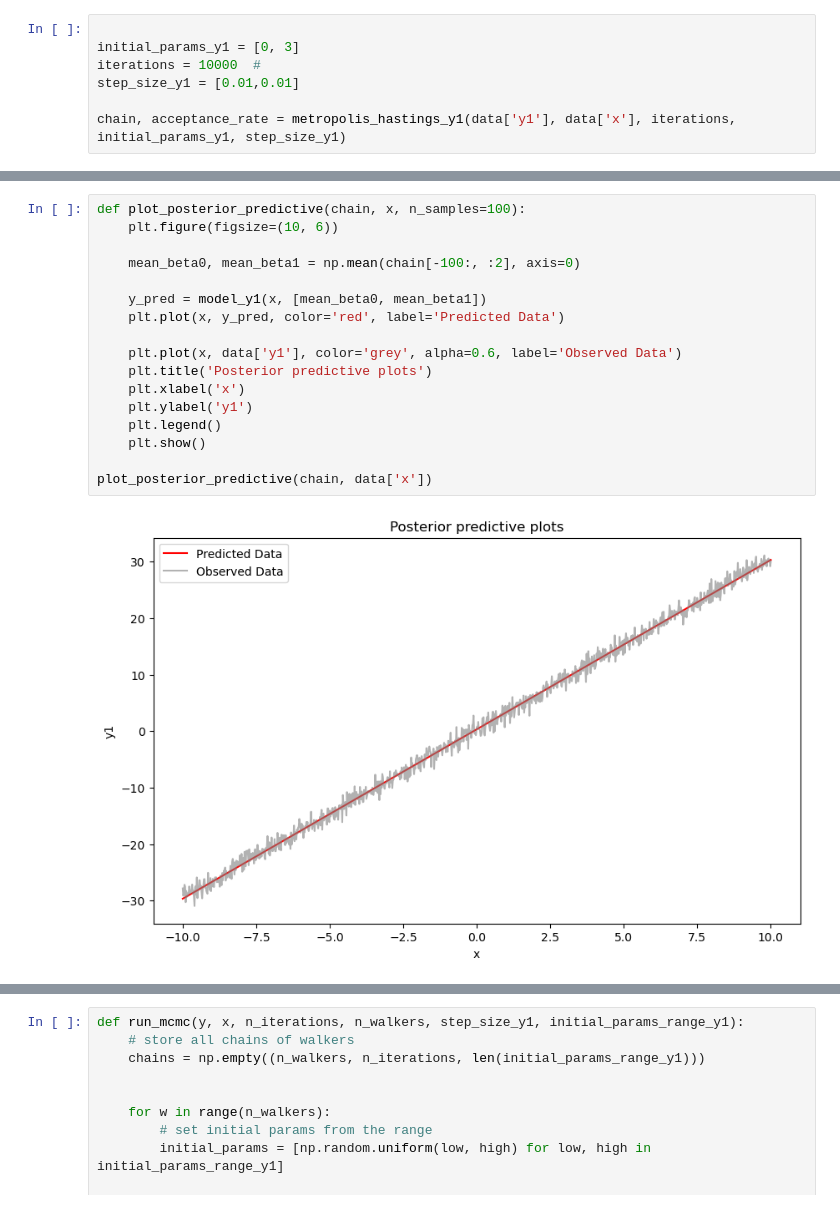
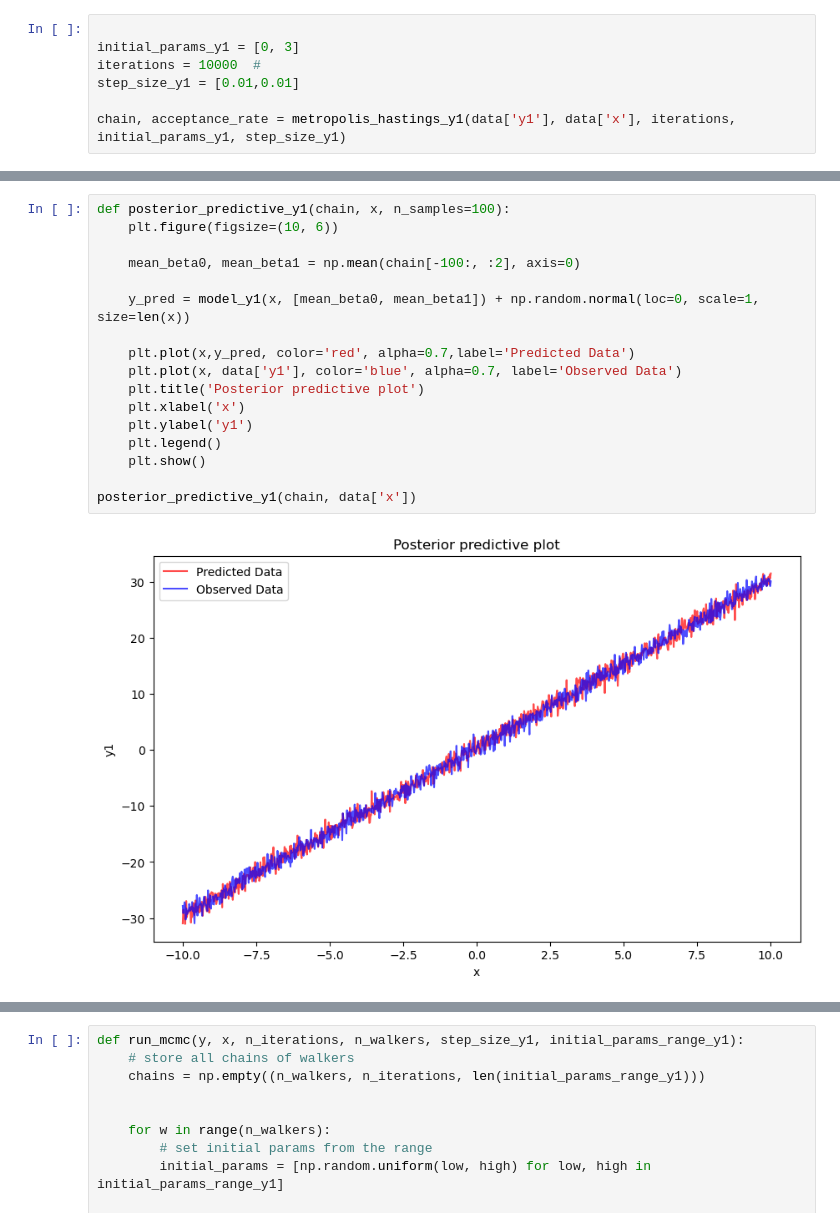
Before and after one commit to yyk1999/Project, a Jupyter notebook: Week4.ipynb, the cells around one changed output, grey strips where cells are left out. Saved outputs shown, nothing was run; the diff lists cells and outputs as text.

```diff
--- a/Week4.ipynb
+++ b/Week4.ipynb
@@ -195,21 +194,21 @@ plt.show()
 # %% [output]
 [figure]
 # %%
-def plot_posterior_predictive(chain, x, n_samples=100):
+def posterior_predictive_y1(chain, x, n_samples=100):
     plt.figure(figsize=(10, 6))
 
     mean_beta0, mean_beta1 = np.mean(chain[-100:, :2], axis=0)
 
-    y_pred = model_y1(x, [mean_beta0, mean_beta1])
-    plt.plot(x, y_pred, color='red', label='Predicted Data')
+    y_pred = model_y1(x, [mean_beta0, mean_beta1]) + np.random.normal(loc=0, scale=1, size=len(x))
 
-    plt.plot(x, data['y1'], color='grey', alpha=0.6, label='Observed Data')
-    plt.title('Posterior predictive plots')
+    plt.plot(x,y_pred, color='red', alpha=0.7,label='Predicted Data')
+    plt.plot(x, data['y1'], color='blue', alpha=0.7, label='Observed Data')
+    plt.title('Posterior predictive plot')
     plt.xlabel('x')
     plt.ylabel('y1')
     plt.legend()
     plt.show()
 
-plot_posterior_predictive(chain, data['x'])
+posterior_predictive_y1(chain, data['x'])
 # %% [output]
-[figure, old version]
+[figure, new version]
```
Also changed, not shown: parts of 54 cells of this notebook.
